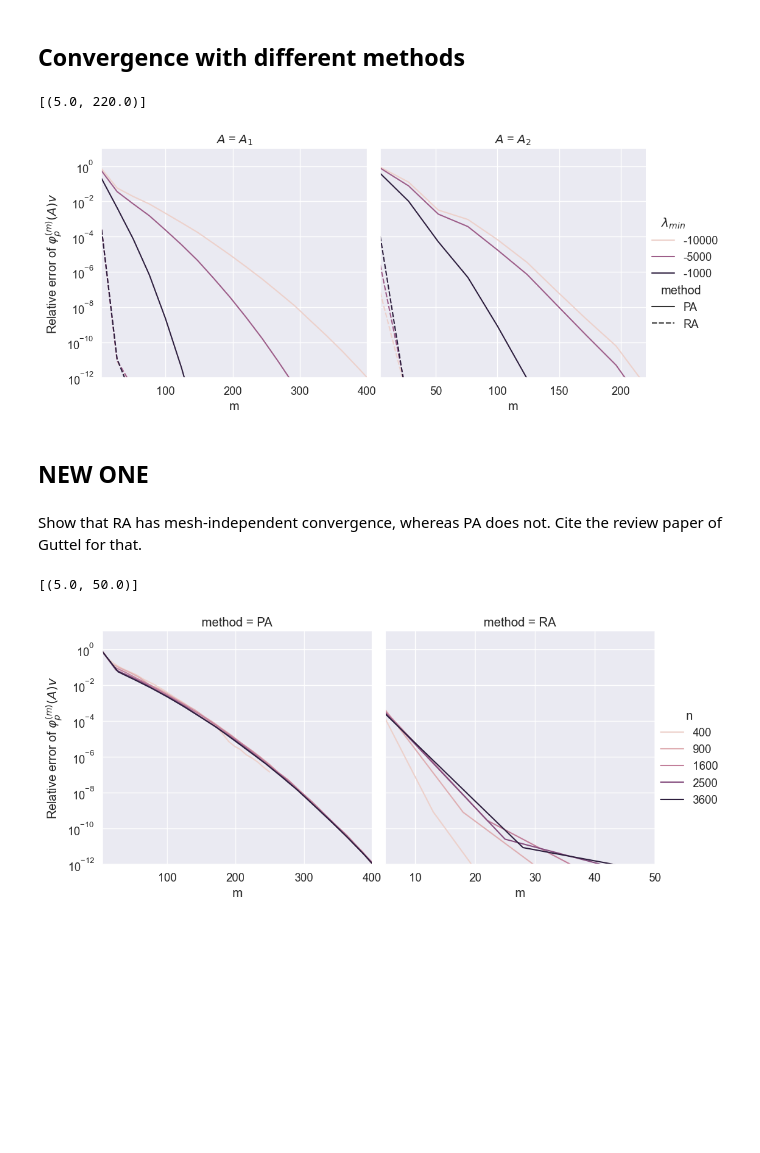
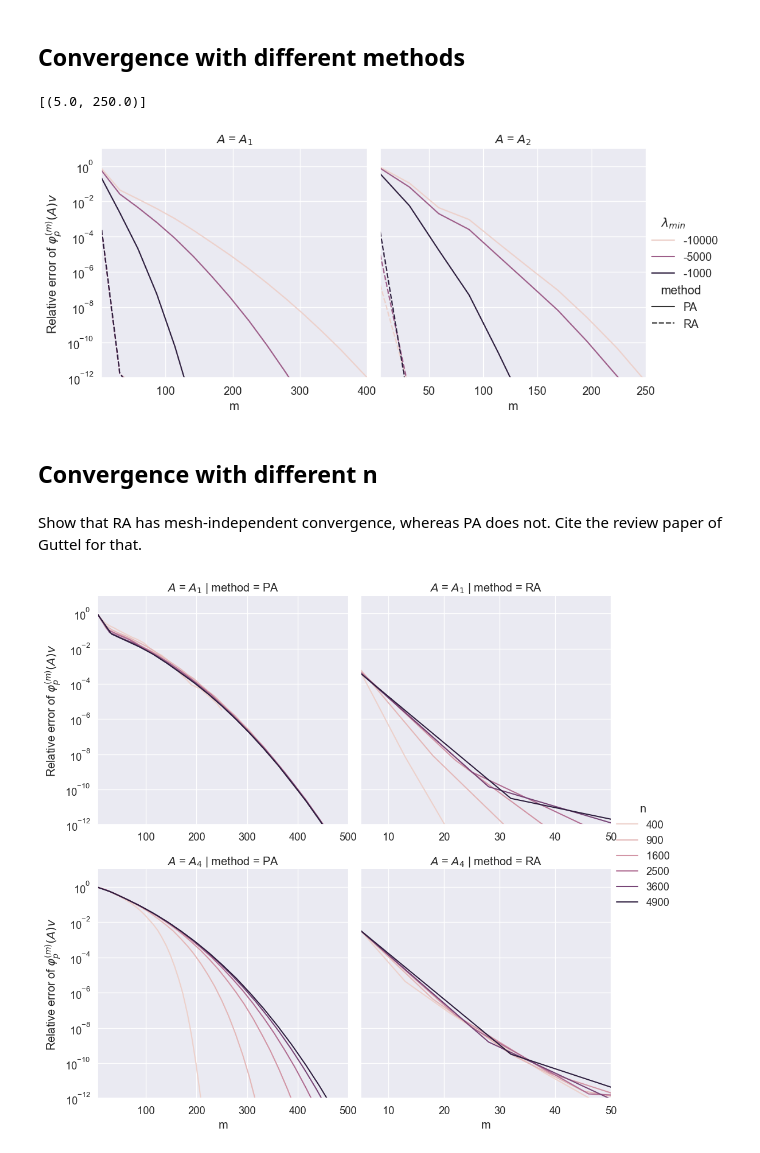
Before and after one commit to sprmsv/KAMF, a Jupyter notebook: experiments.ipynb, the cells around one changed output. Saved outputs shown, nothing was run; the diff lists cells and outputs as text; code cells hidden in the pictures; blank space fills up the shorter version.

Commit message:
add figures, update experiments

```diff
--- a/experiments.ipynb
+++ b/experiments.ipynb
@@ -297,10 +337,10 @@ data = df[
     # & ((df['method'] == 'PA'))
 
     # Matrices
-    # & ((df['name'] != '$A_5$'))
+    & ((df['name'] == '$A_1$') | (df['name'] == '$A_2$'))
 
     # Size
-    & (df['n'] == 3600)
+    & (df['n'] == 4900)
 
     # Smallest eigenvalue
     & ((df['a'] == -10000) | (df['a'] == -5000) | (df['a'] == -1000))
@@ -328,55 +368,57 @@ fg.set(
     ylabel='Relative error of $\\varphi_p^{(m)}(A)v$',
 )
 fg.axes[0].set(xlim=[5, 400])
-fg.axes[1].set(xlim=[5, 220])
+fg.axes[1].set(xlim=[5, 250])
 # %% [output]
-[(5.0, 220.0)]
+[(5.0, 250.0)]
-[figure, old version]
+[figure, new version]
-# %% [markdown]
-## NEW ONE
+# %% [markdown]
+## Convergence with different n
 # %% [markdown]
 Show that RA has mesh-independent convergence, whereas PA does not. Cite the review paper of Guttel for that.
 # %%
 data = df[
     # phi functions
-    (df['p'] == 3)
+    (df['p'] == 1)
 
     # Method
     # & ((df['method'] == 'PA'))
 
     # Matrices
-    & ((df['name'] == '$A_1$'))
+    & ((df['name'] == '$A_1$') | (df['name'] == '$A_4$'))
 
     # Size
     # & (df['n'] == 3600)
 
     # Smallest eigenvalue
     & ((df['a'] == -10000))
 
     # Custom
     # & ~((df['name'] == '$A_2$') & (df['n'] == 900) & (df['m'] > 200))
     # & (df['m'] < 300)
 ]
 
 fg = sns.relplot(
     data=data.rename(columns={'name': '$A$', 'a': '$\\lambda_{min}$'}),
     x='m',
     y='err',
     kind='line',
     hue='n',
     col='method',
+    row='$A$',
     # style='method',
-    col_wrap=2,
+    # col_wrap=2,
     facet_kws={'sharex': False}
 )
 fg.set(
     yscale='log',
     xlim=[5, None],
     ylim=[1e-12, 1e+01],
     ylabel='Relative error of $\\varphi_p^{(m)}(A)v$',
 )
-fg.axes[0].set(xlim=[5, 400])
-fg.axes[1].set(xlim=[5, 50])
+fg.axes[0, 0].set(xlim=[5, 500]);
+fg.axes[0, 1].set(xlim=[5, 50]);
+fg.axes[1, 0].set(xlim=[5, 500]);
+fg.axes[1, 1].set(xlim=[5, 50]);
 # %% [output]
-[(5.0, 50.0)]
-[figure, old version]
+[figure, new version]
```
Also changed, not shown: parts of 7 cells of this notebook, 29 other files.
